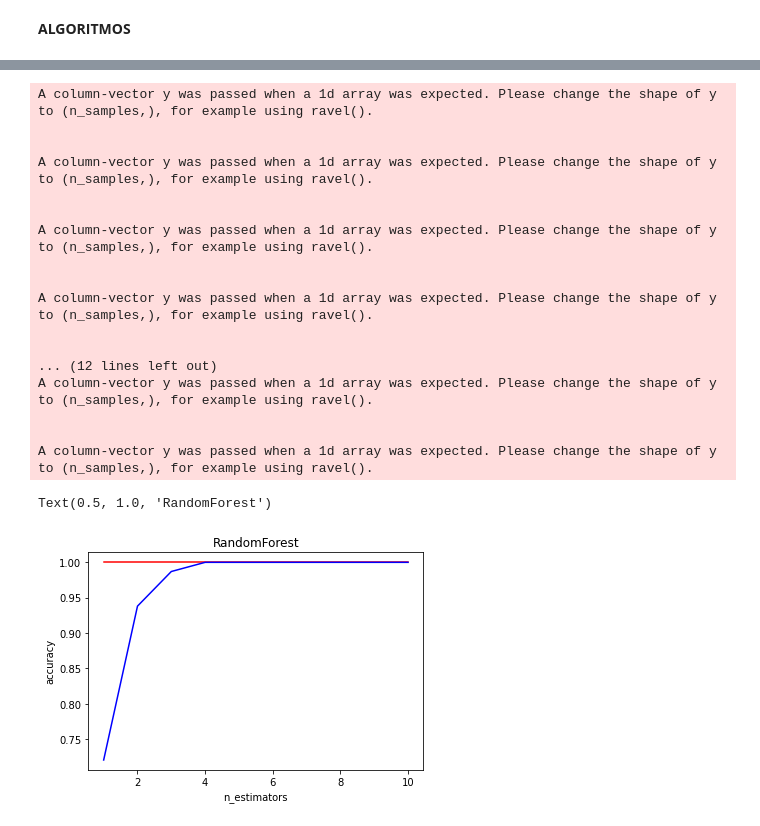
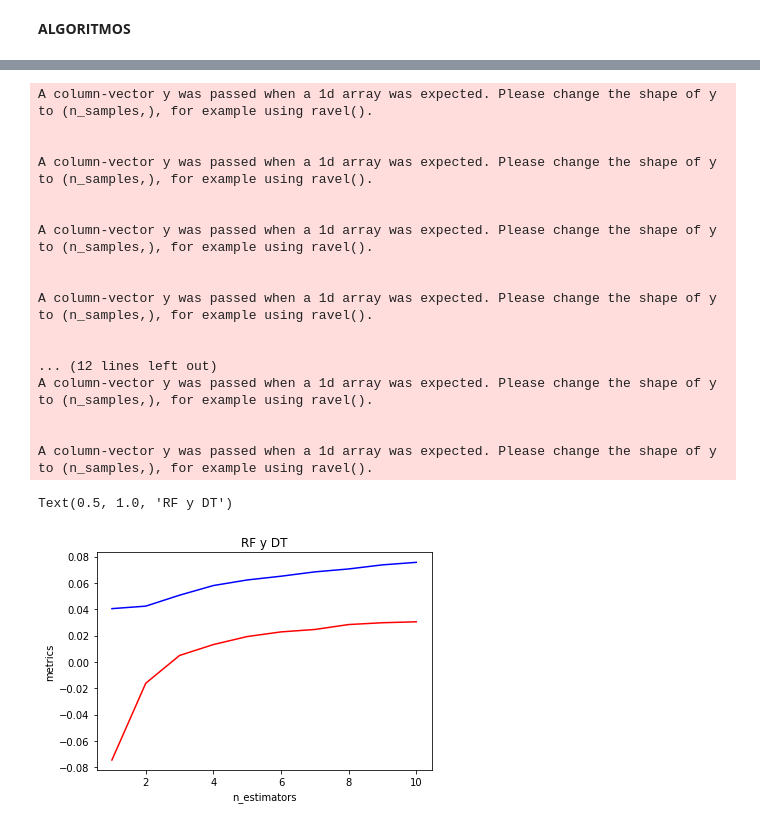
Before and after one commit to VEEB276/Violencia_Dom-stica_Colombia, a Jupyter notebook: Notebook/ViolenciaDomesticaColombia.ipynb, the cells around one changed output, grey strips where cells are left out. Drawn from its saved outputs; the diff is of its cells as text; code cells hidden in the pictures.

```diff
--- a/Notebook/ViolenciaDomesticaColombia.ipynb
+++ b/Notebook/ViolenciaDomesticaColombia.ipynb
@@ -315,0 +312,4 @@ print (data)
+# %%
+data["POBLACIÓN_DEPARTAMENTO"] = data.DEPARTAMENTO
+#data["TASA_DEPARTAMENTO"] = data.DEPARTAMENTO
+data.tail()
@@ -315,0 +323,8 @@ print (data)
+# %%
+data['POBLACIÓN_DEPARTAMENTO'] = data['POBLACIÓN_DEPARTAMENTO'].replace({0: 79020, 1: 6677930, 2:294206, 3: 2722128, 4: 2180976,5: 1242731, 6: 1018453, 7: 410521,
+        8:435195, 9: 1491937 ,10: 1295387,11: 544764,12: 1828947,13: 3242999,14: 50636,15: 86657,16: 1122622,17: 965718,18: 1427026,19: 1063454,20: 1627589,
+        21: 1620318,22: 359127,23: 555401,24: 961055,25: 2280908,26: 949252,27: 63692,28: 1339998,29: 4532152,30: 44712,31: 112958})
+#data['TASA_DEPARTAMENTO'] = data['TASA_DEPARTAMENTO'].replace({0: 13.2624, 1: 85.7870, 2:13.0928, 3: 64.3467, 4: 73.1507362,5: 1242731, 6: 1018453, 7: 410521,
+#        8:435195, 9: 1491937 ,10: 1295387,11: 544764,12: 1828947,13: 3242999,14: 50636,15: 86657,16: 1122622,17: 965718,18: 1427026,19: 1063454,20: 1627589,
+#        21: 1620318,22: 359127,23: 555401,24: 961055,25: 2280908,26: 949252,27: 63692,28: 1339998,29: 4532152,30: 44712,31: 112958})
+data.tail()
@@ -343,5 +399,5 @@ from sklearn import decomposition
 # %%
-X = data.iloc[:,[0,1,2,3,4,5,6]]
+X = data.iloc[:,[0,1,2,3,4,5,6,9]]
 #print(X)
 y_r = data.iloc[:,[8]]
 y_r2 = data.iloc[:,[6]]
@@ -373,8 +429,8 @@ for chage in RFR_range:
 plt.plot(range(1,11), scores_d, color="red")
 #plt.plot(range(1,11), scores_svr, color="orage")
 plt.plot(range(1,11), scores_ne, color="blue")
-plt.xlabel("n_estimators");plt.ylabel("accuracy")
-plt.title("RandomForest")
+plt.xlabel("n_estimators");plt.ylabel("metrics")
+plt.title("RF y DT")
 # %% [output]
 A column-vector y was passed when a 1d array was expected. Please change the shape of y to (n_samples,), for example using ravel().
 
@@ -398,5 +454,5 @@ Text(0.5, 1.0, 'RandomForest')
 # %%
-Xtr, Xts, ytr, yts = train_test_split(X,y_r2, test_size=.3)
+Xtr, Xts, ytr, yts = train_test_split(X,y_r3, test_size=.3)
 
 #st = DecisionTreeRegressor(random_state=1).fit(Xtr,ytr)
 #p = st.predict(Xts)
@@ -412,34 +468,34 @@ for chage in RFR_range:
   est1=RandomForestRegressor(n_estimators=chage+1).fit(Xtr,ytr);
   #est3 = SVR().fit(Xtr,ytr)
   scores_d.append(est1.score(Xts,yts))
   scores_ne.append(est.score(Xts,yts))
   #score_svr.append(est3.score(Xts,yts))
 #for i in K:
 #  est3 = SVR(kernel=i).fit(Xtr,ytr);
 #  score_svr.append(est3.score(Xts,yts))
 
 plt.plot(range(1,11), scores_d, color="red")
 #plt.plot(range(1,11), scores_svr, color="orage")
 plt.plot(range(1,11), scores_ne, color="blue")
-plt.xlabel("n_estimators");plt.ylabel("accuracy")
-plt.title("RandomForest")
+plt.xlabel("n_estimators");plt.ylabel("metrics")
+plt.title("RF y DT")
 # %% [output]
 A column-vector y was passed when a 1d array was expected. Please change the shape of y to (n_samples,), for example using ravel().
 
 
 A column-vector y was passed when a 1d array was expected. Please change the shape of y to (n_samples,), for example using ravel().
 
 
 A column-vector y was passed when a 1d array was expected. Please change the shape of y to (n_samples,), for example using ravel().
 
 
 A column-vector y was passed when a 1d array was expected. Please change the shape of y to (n_samples,), for example using ravel().
 
 
 ... (12 lines left out)
 A column-vector y was passed when a 1d array was expected. Please change the shape of y to (n_samples,), for example using ravel().
 
 
 A column-vector y was passed when a 1d array was expected. Please change the shape of y to (n_samples,), for example using ravel().
-Text(0.5, 1.0, 'RandomForest')
+Text(0.5, 1.0, 'RF y DT')
-[figure, old version]
+[figure, new version]
```
Also changed, not shown: parts of 26 cells of this notebook, 1 other file.
